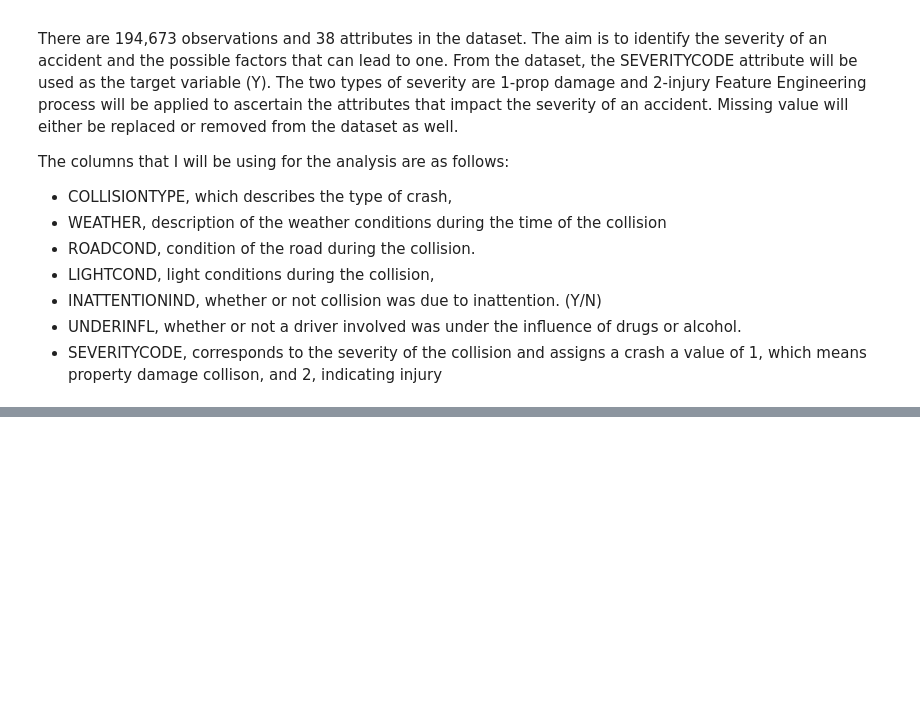
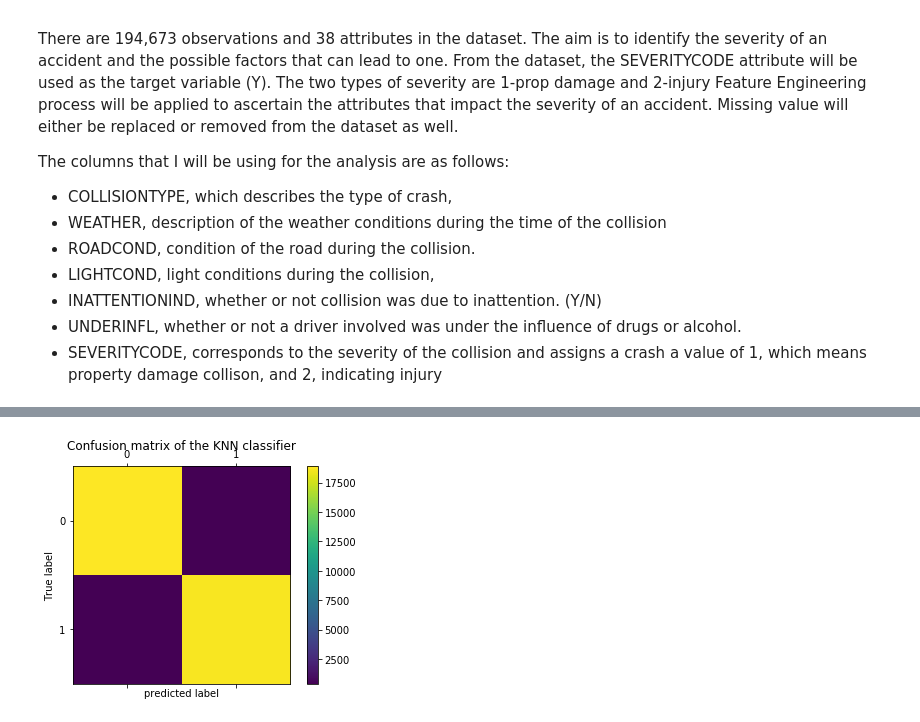
Before and after one commit to Abedinho/Coursera_Capstone, a Jupyter notebook: Coursera_Capstone report.ipynb, the cells around one changed output, grey strips where cells are left out. Cells and saved outputs as stored; diff of their text form; code cells hidden in the pictures; blank space fills up the shorter version.

```diff
--- a/Coursera_Capstone report.ipynb
+++ b/Coursera_Capstone report.ipynb
@@ -20,0 +328,21 @@ The columns that I will be using for the analysis are as follows:
+# %%
+#Using K-Nearest Neighbor
+from sklearn.model_selection import cross_val_score
+
+#import the train and test split function
+cross_val_scores = []
+
+neighbors = np.arange(1,30,2)
+for i in neighbors:
+    knn = KNeighborsClassifier(n_neighbors=i)
+    #perform cross-validation with a given model
+    scores = cross_val_score(knn, X_train, y_train, cv=10)
+    cross_val_scores.append(np.mean(scores))
+
+print("best cross-validation score: {:.3f}".format(np.max(cross_val_scores)))
+best_n_neighbors = neighbors[np.argmax(cross_val_scores)]
+print("best n_neighbors           : {}".format(best_n_neighbors))
+
+knn = KNeighborsClassifier(n_neighbors=best_n_neighbors)
+knn.fit(X_train, y_train)
+print("test-set score             : {:.3f}".format(knn.score(X_test, y_test)))
@@ -20,0 +366,9 @@ The columns that I will be using for the analysis are as follows:
+# %%
+knn = KNeighborsClassifier(n_neighbors=11).fit(X_train,y_train)
+pred_knn = knn.predict(X_test)
+print(classification_report(pred_knn,y_test))
+print(confusion_matrix(pred_knn,y_test))
+
+print ("training accuracy: {:.2f}".format(knn.score(X_train,y_train)))
+print ("test accuracy: {:.2f}".format(knn.score(X_test,y_test)))
+print(jaccard_similarity_score(y_test, pred_knn))
@@ -20,0 +402,12 @@ The columns that I will be using for the analysis are as follows:
+# %%
+cm = confusion_matrix(y_test,pred_knn)
+fig=plt.figure()
+ax=fig.add_subplot(111)
+cax=ax.matshow(cm)
+plt.title("Confusion matrix of the KNN classifier")
+fig.colorbar(cax)
+plt.xlabel('predicted label')
+plt.ylabel('True label')
+plt.show()
+# %% [output]
+[figure, added]
```
Also changed, not shown: parts of 32 cells of this notebook, 1 other file.
